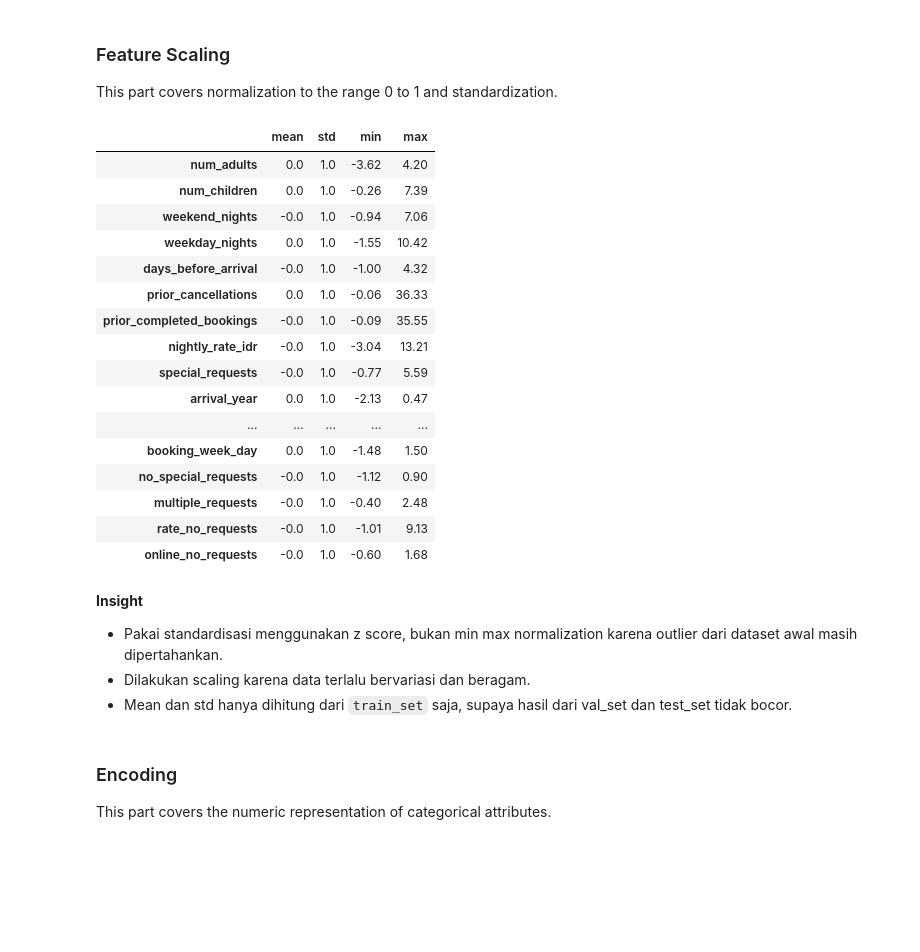
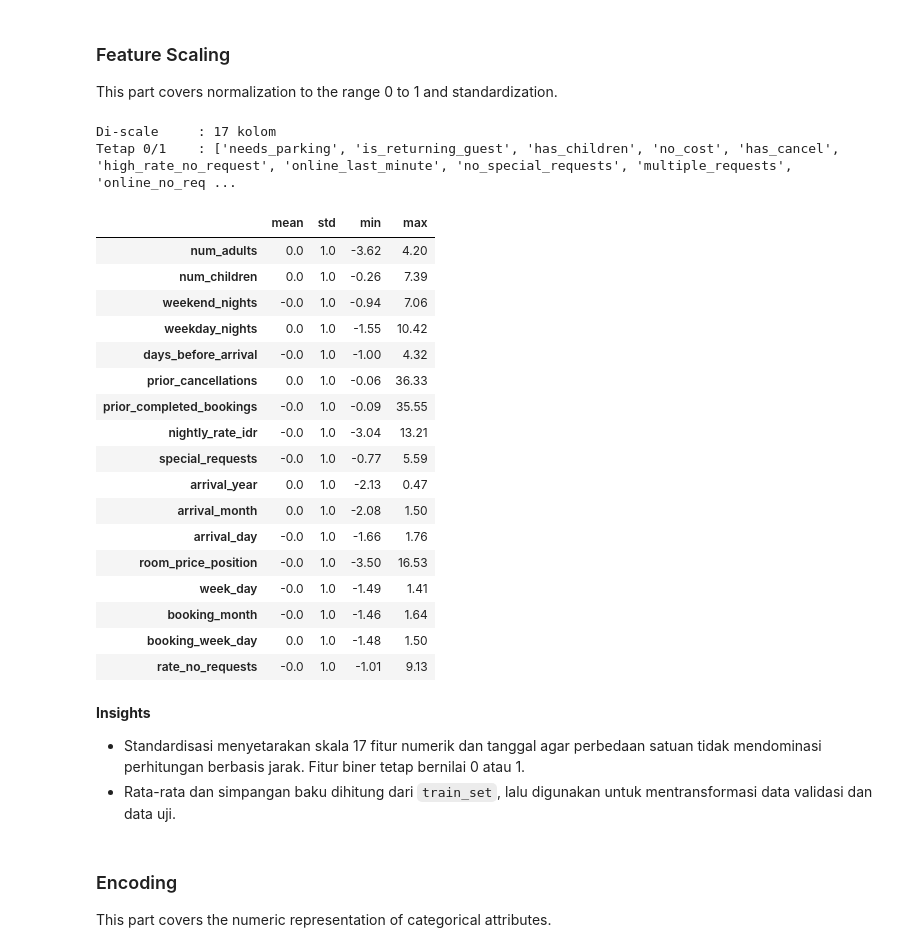
Before and after one commit to Hagon47/IF3170_G24_AyamNutellaBear, a Jupyter notebook: src/notebook/notebook.ipynb, the cells around one changed output. Cells and saved outputs as stored; diff of their text form; code cells hidden in the pictures; blank space fills up the shorter version.

Commit message:
fix: insight and readme

```diff
--- a/src/notebook/notebook.ipynb
+++ b/src/notebook/notebook.ipynb
@@ -708,48 +816,56 @@ high_rate_no_request
 
 This part covers normalization to the range 0 to 1 and standardization.
 # %%
-SCALES = NUMERICAL + DATE + ['room_price_position', 'week_day', 'booking_month', 'booking_week_day', 'no_special_requests', 'multiple_requests', 'rate_no_requests', 'online_no_requests']
-BINS = BINARY + ['has_children', 'no_cost', 'has_cancel', 'high_rate_no_request', 'online_last_minute']
+SCALES = NUMERICAL + DATE + ['room_price_position', 'week_day', 'booking_month', 'booking_week_day', 'rate_no_requests']
+BINS = BINARY + ['has_children', 'no_cost', 'has_cancel', 'high_rate_no_request', 'online_last_minute', 'no_special_requests', 'multiple_requests', 'online_no_requests']
 SCALES = [c for c in SCALES if c in train_set.columns]
 BINS = [c for c in BINS if c in train_set.columns]
+
+numeric_cols = [c for c in train_set.select_dtypes('number').columns if c != TARGET]
+assert set(SCALES) | set(BINS) == set(numeric_cols) and not set(SCALES) & set(BINS)
+assert train_set[BINS].isin([0, 1]).all().all()
 
 def scale_features(df, scaler):
     df = df.copy()
     df[SCALES] = scaler.transform(df[SCALES])
     return df
 
 scaler = StandardScaler()
 scaler.fit(train_set[SCALES])
 
 train_scaled = scale_features(train_set, scaler)
 val_scaled = scale_features(val_set, scaler)
 test_scaled = scale_features(test_set, scaler)
 
+print('Di-scale     :', len(SCALES), 'kolom')
+print('Tetap 0/1    :', BINS)
 train_scaled[SCALES].describe().T[['mean', 'std', 'min', 'max']].round(2)
 # %% [output]
+Di-scale     : 17 kolom
+Tetap 0/1    : ['needs_parking', 'is_returning_guest', 'has_children', 'no_cost', 'has_cancel', 'high_rate_no_request', 'online_last_minute', 'no_special_requests', 'multiple_requests', 'online_no_req ...
 |  | mean | std | min | max |
 | num_adults | 0.0 | 1.0 | -3.62 | 4.20 |
 | num_children | 0.0 | 1.0 | -0.26 | 7.39 |
 | weekend_nights | -0.0 | 1.0 | -0.94 | 7.06 |
 | weekday_nights | 0.0 | 1.0 | -1.55 | 10.42 |
 | days_before_arrival | -0.0 | 1.0 | -1.00 | 4.32 |
 | prior_cancellations | 0.0 | 1.0 | -0.06 | 36.33 |
 | prior_completed_bookings | -0.0 | 1.0 | -0.09 | 35.55 |
 | nightly_rate_idr | -0.0 | 1.0 | -3.04 | 13.21 |
 | special_requests | -0.0 | 1.0 | -0.77 | 5.59 |
 | arrival_year | 0.0 | 1.0 | -2.13 | 0.47 |
-| ... | ... | ... | ... | ... |
+| arrival_month | 0.0 | 1.0 | -2.08 | 1.50 |
+| arrival_day | -0.0 | 1.0 | -1.66 | 1.76 |
+| room_price_position | -0.0 | 1.0 | -3.50 | 16.53 |
+| week_day | -0.0 | 1.0 | -1.49 | 1.41 |
+| booking_month | -0.0 | 1.0 | -1.46 | 1.64 |
 | booking_week_day | 0.0 | 1.0 | -1.48 | 1.50 |
-| no_special_requests | -0.0 | 1.0 | -1.12 | 0.90 |
-| multiple_requests | -0.0 | 1.0 | -0.40 | 2.48 |
 | rate_no_requests | -0.0 | 1.0 | -1.01 | 9.13 |
-| online_no_requests | -0.0 | 1.0 | -0.60 | 1.68 |
 # %% [markdown]
-**Insight**
+**Insights**
 
-- Pakai standardisasi menggunakan z score, bukan min max normalization karena outlier dari dataset awal masih dipertahankan.
-- Dilakukan scaling karena data terlalu bervariasi dan beragam.
-- Mean dan std hanya dihitung dari `train_set` saja, supaya hasil dari val_set dan test_set tidak bocor.
+- Standardisasi menyetarakan skala 17 fitur numerik dan tanggal agar perbedaan satuan tidak mendominasi perhitungan berbasis jarak. Fitur biner tetap bernilai 0 atau 1.
+- Rata-rata dan simpangan baku dihitung dari `train_set`, lalu digunakan untuk mentransformasi data validasi dan data uji.
 # %% [markdown]
 ### Encoding
 
```
Also changed, not shown: parts of 195 cells of this notebook, 2 other files.
